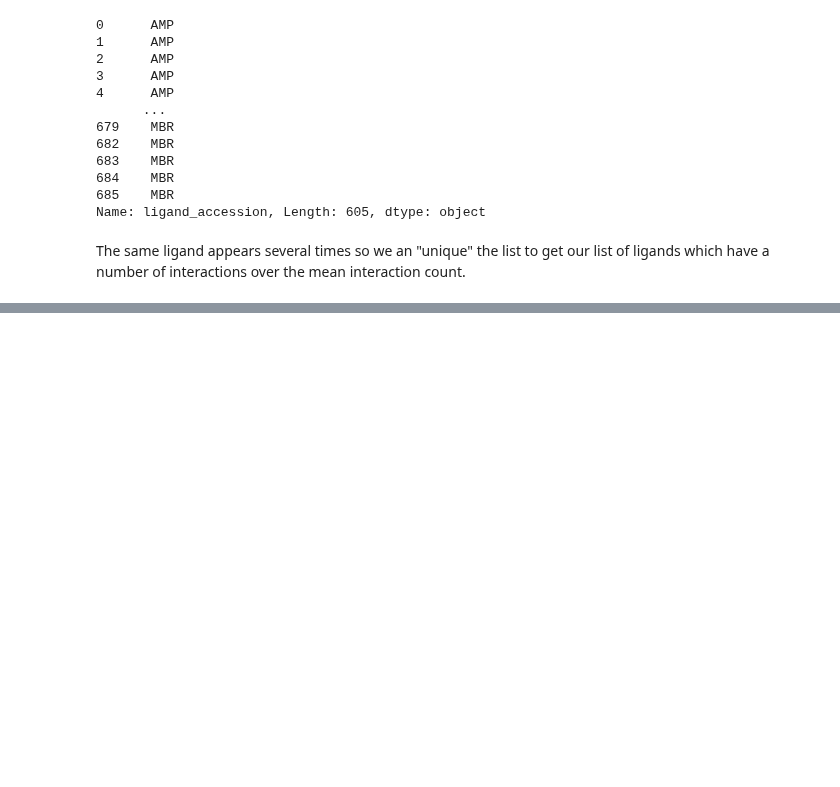
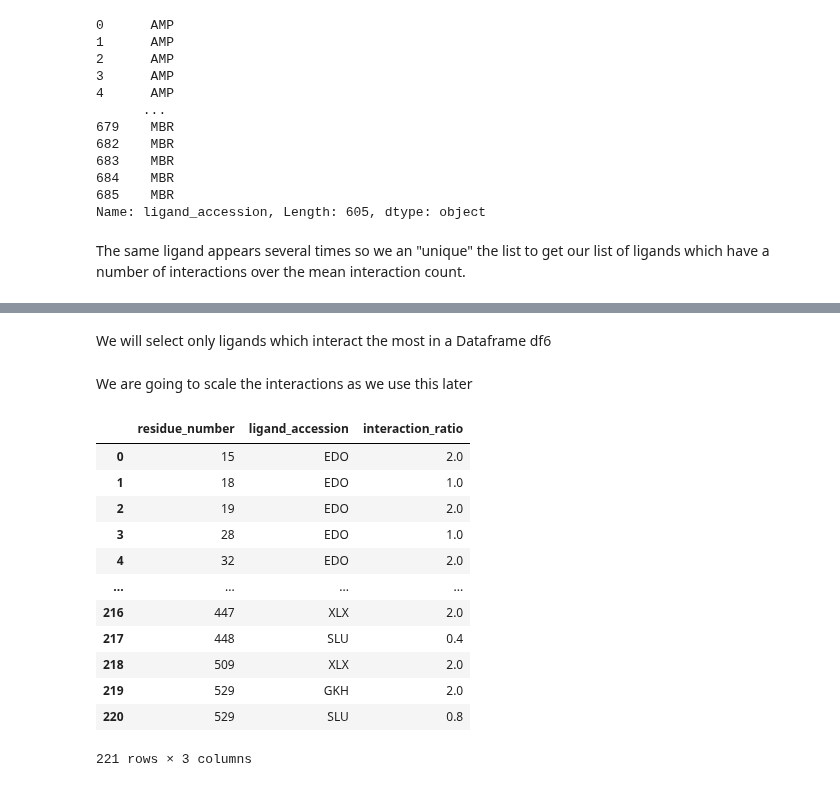
Before and after one commit to PDBeurope/pdbe-api-training, a Jupyter notebook: summer_school_2020/section3 - more information about UniProts.ipynb, the cells around one changed output, grey strips where cells are left out. Cells and saved outputs as stored; diff of their text form; code cells hidden in the pictures; blank space fills up the shorter version.

```diff
--- a/summer_school_2020/section3 - more information about UniProts.ipynb
+++ b/summer_school_2020/section3 - more information about UniProts.ipynb
@@ -203,0 +269,2 @@ array(['AMP', '7V6', '0NJ', '7BV', '923', 'M24', 'GKH', 'SLU', '5J4',
+# %% [markdown]
+We will select only ligands which interact the most in a Dataframe df6
@@ -203,0 +273,19 @@ array(['AMP', '7V6', '0NJ', '7BV', '923', 'M24', 'GKH', 'SLU', '5J4',
+# %% [markdown]
+We are going to scale the interactions as we use this later
+# %%
+df6['interaction_ratio'] = df6['interaction_ratio'].apply(lambda x: x*2)
+df6
+# %% [output]
+|  | residue_number | ligand_accession | interaction_ratio |
+| 0 | 15 | EDO | 2.0 |
+| 1 | 18 | EDO | 1.0 |
+| 2 | 19 | EDO | 2.0 |
+| 3 | 28 | EDO | 1.0 |
+| 4 | 32 | EDO | 2.0 |
+| ... | ... | ... | ... |
+| 216 | 447 | XLX | 2.0 |
+| 217 | 448 | SLU | 0.4 |
+| 218 | 509 | XLX | 2.0 |
+| 219 | 529 | GKH | 2.0 |
+| 220 | 529 | SLU | 0.8 |
+221 rows × 3 columns
```
Also changed, not shown: parts of 19 cells of this notebook.
